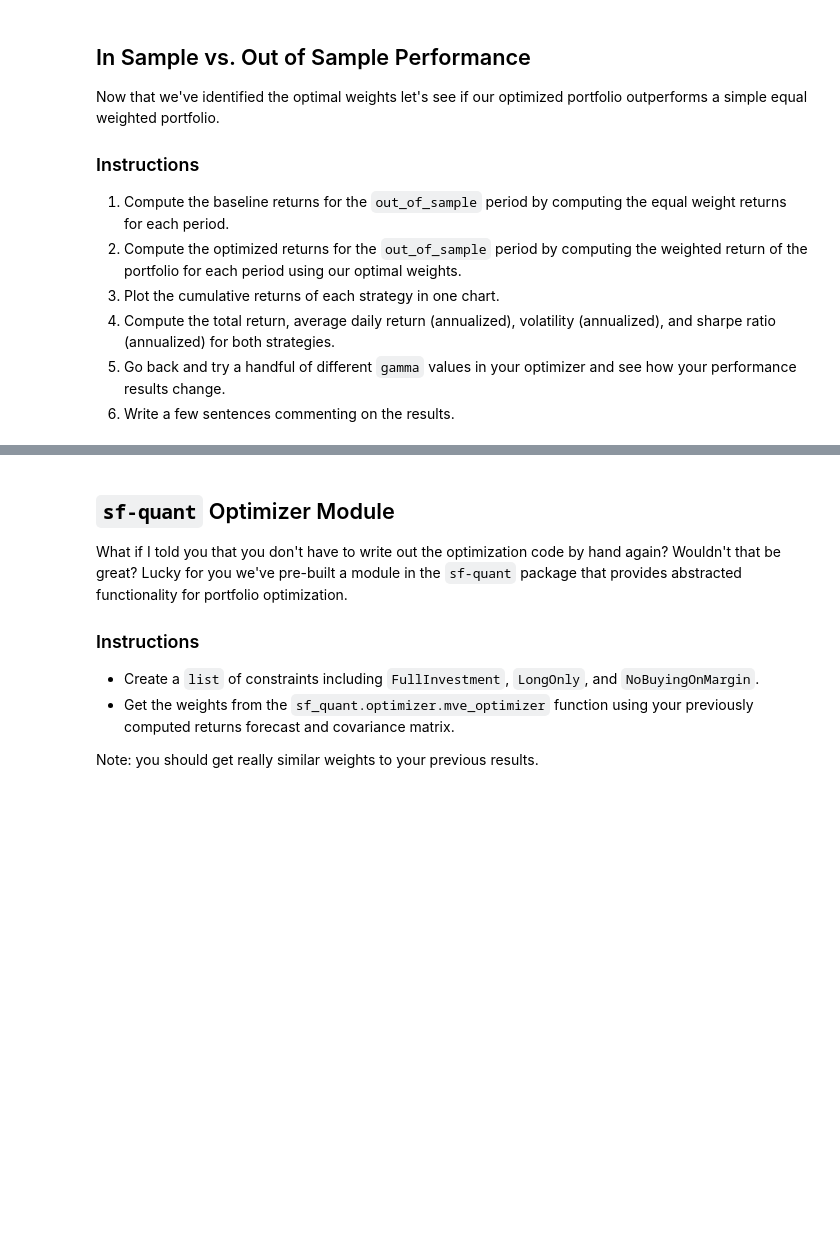
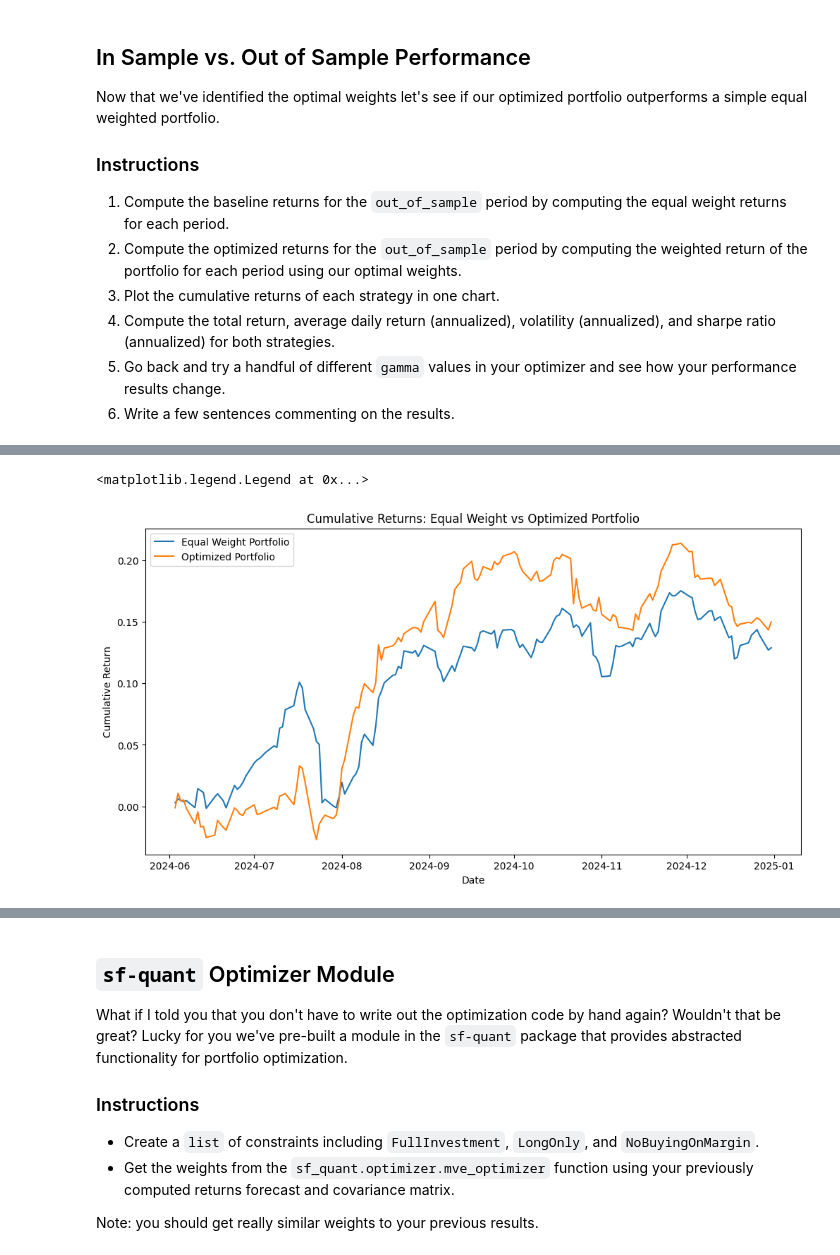
Before and after one commit to xylr11/sf-quant-labs, a Jupyter notebook: labs/lab_2.ipynb, the cells around one changed output, grey strips where cells are left out. Drawn from its saved outputs; the diff is of its cells as text; code cells hidden in the pictures; blank space fills up the shorter version.

```diff
--- a/labs/lab_2.ipynb
+++ b/labs/lab_2.ipynb
@@ -126,7 +176,7 @@ utility = portfolio_return - 0.5 * gamma * portfolio_variance
 
 3. Find the optimal portfolio weights by solving the `cp.Problem`
 # %%
-def optimization_task(tickers: list[str], er_vector: np.array, cov_mat: np.array) -> pl.DataFrame:
+def optimization_task(tickers: list[str], er_vector: np.array, cov_mat: np.array, gamma: float=1.0) -> pl.DataFrame:
     """
     Compute the optimal weights of the portfolio given the expected returns forecast and the covariance matrix forecast.
 
@@ -138,10 +188,18 @@ def optimization_task(tickers: list[str], er_vector: np.array, cov_mat: np.array
     Returns:
         pl.DataFrame: a data frame with columns ticker and weight
     """
+    w = cp.Variable(len(tickers), nonneg=True)
 
-    # TODO: Finish function
-    pass
+    objective = cp.Maximize(w.T @ er_vector - 0.5 * gamma * cp.quad_form(w, cov_mat))
+    constraints = [cp.sum(w) == 1]
 
-weights = optimization_task(tickers, er_vector, cov_mat)
+    prob = cp.Problem(objective, constraints)
+    prob.solve()
+
+    weights = w.value
+
+    return pl.DataFrame({'ticker': tickers, 'weight': weights})
+
+weights = optimization_task(tickers, er_vector, cov_mat, gamma=10.0)
 
 weights
@@ -186,8 +280,25 @@ def optimized_returns_task(returns: pl.DataFrame, weights: pl.DataFrame) -> pl.D
         pl.DataFrame: a data frame containing date, return, and cumulative_return columns
     """
 
-    # TODO: Finish function
-    pass
+    out_of_sample_returns = returns.filter(
+        (pl.col('date') >= out_of_sample[0]) & (pl.col('date') <= out_of_sample[1])
+    )
+
+    merged = out_of_sample_returns.join(weights, on='ticker')
+
+    weighted_returns = merged.with_columns(
+        (pl.col('return') * pl.col('weight')).alias('weighted_return')
+    )
+
+    portfolio_returns = weighted_returns.group_by('date').agg(
+        pl.col('weighted_return').sum().alias('return')
+    ).sort('date')
+
+    portfolio_returns = portfolio_returns.with_columns(
+        ((1 + pl.col('return')).cum_prod() - 1).alias('cumulative_return')
+    )
+
+    return portfolio_returns
 
 optimized_returns = optimized_returns_task(returns, weights)
 
@@ -195,4 +321,13 @@ optimized_returns
 # %%
-# TODO: Chart the baseline and optimized cumulative returns
+plt.figure(figsize=(12, 6))
+sns.lineplot(data=baseline_returns, x='date', y='cumulative_return', label='Equal Weight Portfolio')
+sns.lineplot(data=optimized_returns, x='date', y='cumulative_return', label='Optimized Portfolio')
+plt.title('Cumulative Returns: Equal Weight vs Optimized Portfolio')
+plt.xlabel('Date')
+plt.ylabel('Cumulative Return')
+plt.legend()
+# %% [output]
+<matplotlib.legend.Legend at 0x...>
+[figure, added]
 # %%
 # TODO: Compute the total_return, average_return, volatility, and sharpe for the baseline and optimized strategies
```
Also changed, not shown: parts of 15 cells of this notebook, 1 other file.
